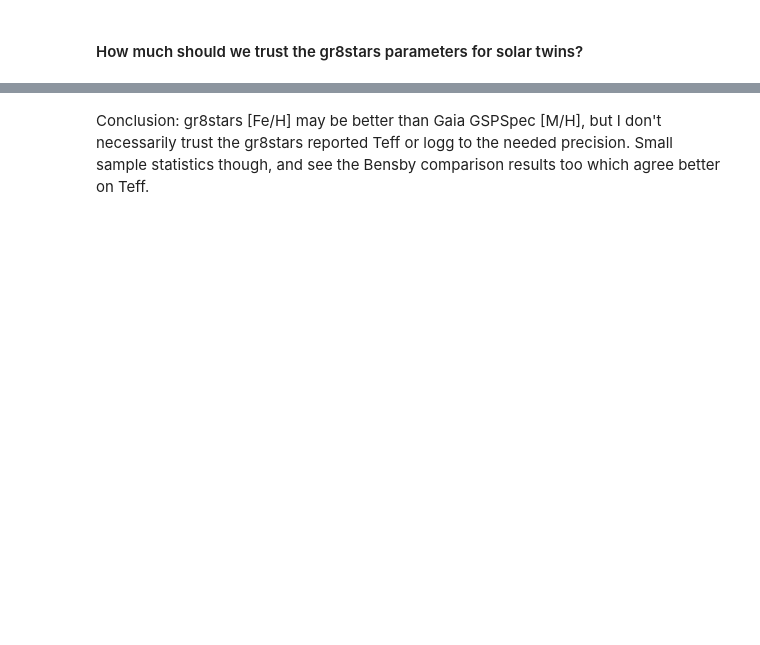
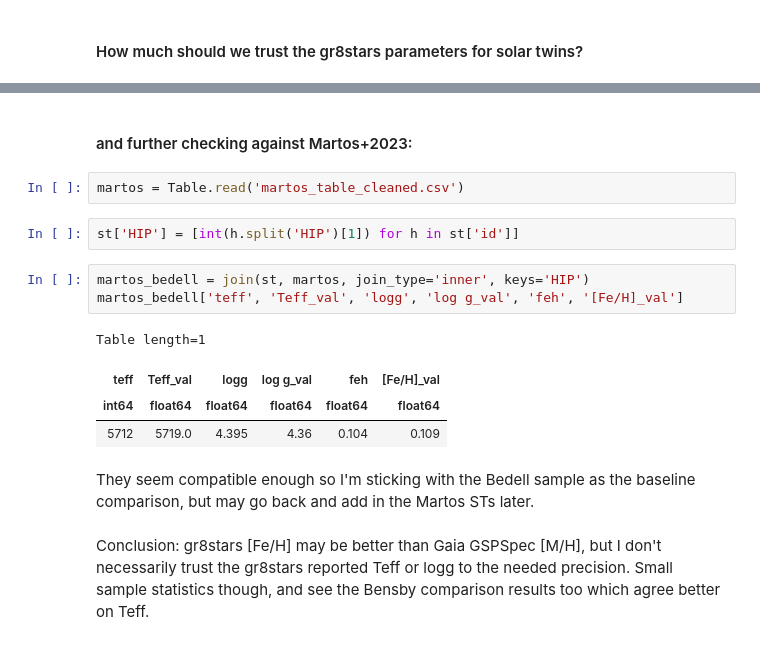
Before and after one commit to megbedell/TACS, a Jupyter notebook: gaia_params.ipynb, the cells around one changed output, grey strips where cells are left out. Cells and saved outputs as stored; diff of their text form; blank space fills up the shorter version.

```diff
--- a/gaia_params.ipynb
+++ b/gaia_params.ipynb
@@ -255,2 +308,18 @@ axes[2].set_xlabel('gr8stars [Fe/H]');
+# %% [markdown]
+#### and further checking against Martos+2023:
+# %%
+martos = Table.read('martos_table_cleaned.csv')
+# %%
+st['HIP'] = [int(h.split('HIP')[1]) for h in st['id']]
+# %%
+martos_bedell = join(st, martos, join_type='inner', keys='HIP')
+martos_bedell['teff', 'Teff_val', 'logg', 'log g_val', 'feh', '[Fe/H]_val']
+# %% [output]
+Table length=1
+| teff | Teff_val | logg | log g_val | feh | [Fe/H]_val |
+| int64 | float64 | float64 | float64 | float64 | float64 |
+| 5712 | 5719.0 | 4.395 | 4.36 | 0.104 | 0.109 |
+# %% [markdown]
+They seem compatible enough so I'm sticking with the Bedell sample as the baseline comparison, but may go back and add in the Martos STs later.
 # %% [markdown]
 Conclusion: gr8stars [Fe/H] may be better than Gaia GSPSpec [M/H], but I don't necessarily trust the gr8stars reported Teff or logg to the needed precision. Small sample statistics though, and see the Bensby comparison results too which agree better on Teff.
```
Also changed, not shown: parts of 15 cells of this notebook, 1 other file.
